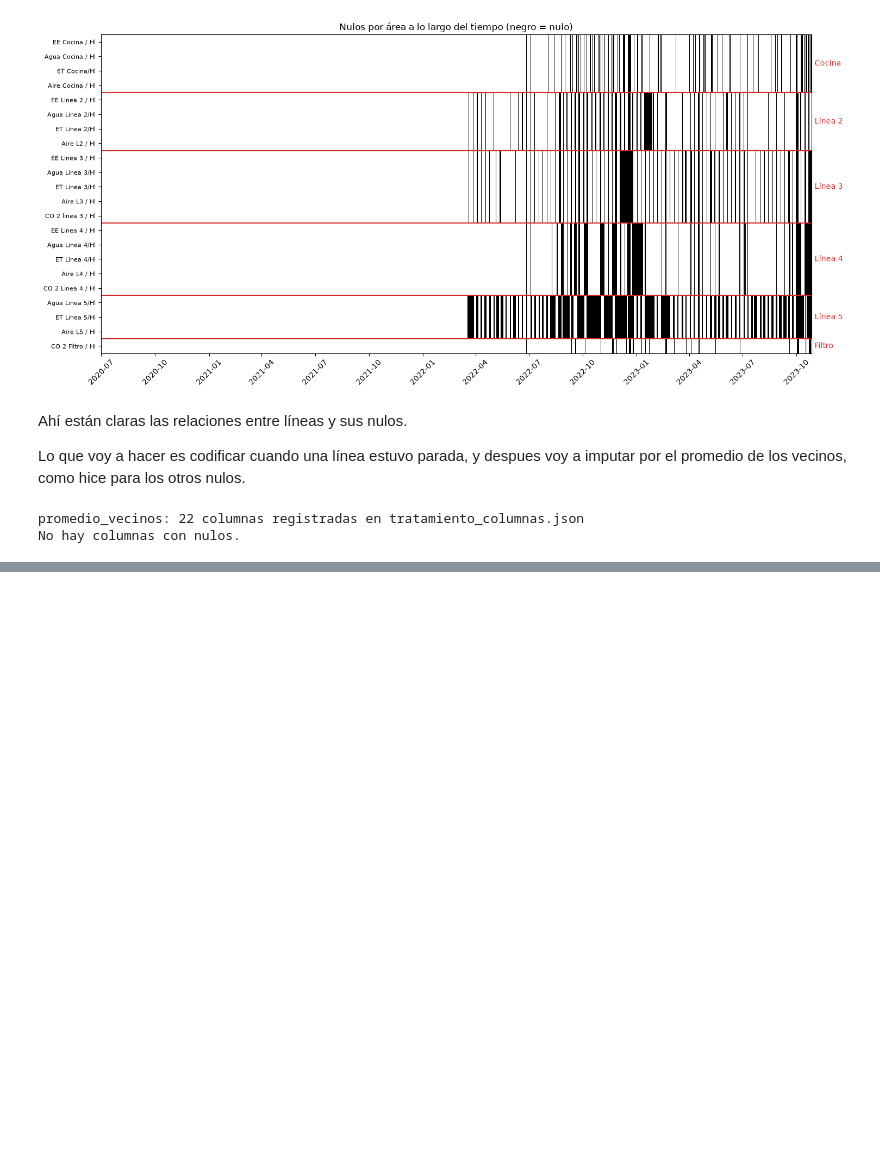
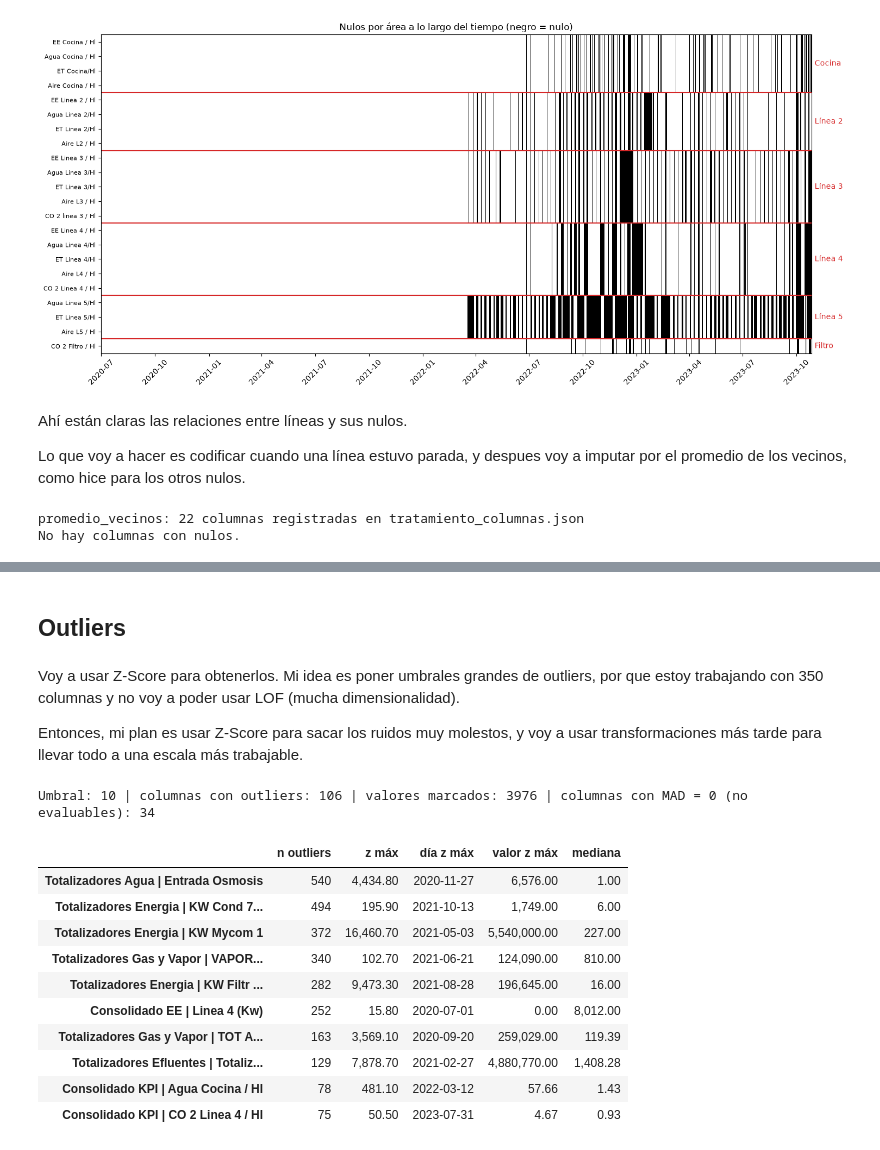
Before and after one commit to Marcjun/Cerveceria-LabDatosII, a Jupyter notebook: notebooks/preprocesado.ipynb, the cells around one changed output, grey strips where cells are left out. Drawn from its saved outputs; the diff is of its cells as text; code cells hidden in the pictures; blank space fills up the shorter version.

Commit message:
Agrego todo lo que hice ayer

```diff
--- a/notebooks/preprocesado.ipynb
+++ b/notebooks/preprocesado.ipynb
@@ -467,0 +523,14 @@ No hay columnas con nulos.
+# %%
+# Columnas que se dejan como están: codificación cíclica (negativos legítimos) y los Restos (se analizan aparte)
+es_ciclica = tabla_neg.index.str.endswith(("_sin", "_cos"))
+es_resto = tabla_neg.index.str.contains("Resto", case=False)
+
+cols_neg_imputar = list(tabla_neg.index[~es_ciclica & ~es_resto])
+print(f"Columnas a imputar: {len(cols_neg_imputar)} | valores negativos: {(df_lineas[cols_neg_imputar] < 0).sum().sum()}")
+
+df_neg = imputar_promedio_anteriores(df_lineas, cols_neg_imputar, invalidar_negativos=True)
+registrar_tratamiento(cols_neg_imputar, "promedio_vecinos_sin_negativos")
+
+tabla_neg = negativos_por_columna(df_neg)
+with pd.option_context("display.max_rows", None, "display.max_colwidth", None):
+    display(tabla_neg)
@@ -467,0 +555,10 @@ No hay columnas con nulos.
+# %%
+cols_resto = [c for c in df_neg.columns if "resto" in c.lower()]
+print(f"Columnas Resto a borrar: {len(cols_resto)}")
+for c in cols_resto:
+    print(f"  - {c}")
+
+df_sin_resto = df_neg.drop(columns=cols_resto)
+print(f"Columnas: {df_neg.shape[1]} -> {df_sin_resto.shape[1]}")
+
+registrar_borradas("restos_redundantes", cols_resto)
@@ -467,0 +575,8 @@ No hay columnas con nulos.
+# %% [markdown]
+## Outliers
+# %% [markdown]
+Voy a usar Z-Score para obtenerlos. Mi idea es poner umbrales grandes de outliers, por que estoy trabajando con 350 columnas y no voy a poder usar LOF (mucha dimensionalidad).
+
+Entonces, mi plan es usar Z-Score para sacar los ruidos muy molestos, y voy a usar transformaciones más tarde para llevar todo a una escala más trabajable.
+# %%
+UMBRAL_Z = 10   #  el estándar es 3.5, agarro 10 para que salten los más altos nada más
@@ -467,0 +616,26 @@ No hay columnas con nulos.
+# %%
+# Fuera del análisis: calendario (codificado a propósito), metas (rellenadas con 1 provisoriamente)
+# y target (es Frio corrido un día: se corrige Frio y se recalcula)
+calendario = [c for c in df_sin_resto.columns
+              if c in ("DIA_SEMANA", "MES", "ESTACION", "FIN_SEMANA") or c.endswith(("_sin", "_cos"))]
+excluir_z = ["target", *calendario, *[c for c in metas if c in df_sin_resto.columns]]
+
+tabla_z, mascara_z, outliers_por_columna, mad_cero = outliers_zscore_mad(df_sin_resto, umbral=UMBRAL_Z, excluir=excluir_z)
+
+print(f"Umbral: {UMBRAL_Z} | columnas con outliers: {len(tabla_z)} | "
+      f"valores marcados: {mascara_z.sum().sum()} | columnas con MAD = 0 (no evaluables): {len(mad_cero)}")
+with pd.option_context("display.max_colwidth", None, "display.float_format", "{:,.2f}".format):
+    display(tabla_z.sort_values("n outliers", ascending=False).head(10))
+# %% [output]
+Umbral: 10 | columnas con outliers: 106 | valores marcados: 3976 | columnas con MAD = 0 (no evaluables): 34
+|  | n outliers | z máx | día z máx | valor z máx | mediana |
+| Totalizadores Agua | Entrada Osmosis | 540 | 4,434.80 | 2020-11-27 | 6,576.00 | 1.00 |
+| Totalizadores Energia | KW Cond 7... | 494 | 195.90 | 2021-10-13 | 1,749.00 | 6.00 |
+| Totalizadores Energia | KW Mycom 1 | 372 | 16,460.70 | 2021-05-03 | 5,540,000.00 | 227.00 |
+| Totalizadores Gas y Vapor | VAPOR... | 340 | 102.70 | 2021-06-21 | 124,090.00 | 810.00 |
+| Totalizadores Energia | KW Filtr ... | 282 | 9,473.30 | 2021-08-28 | 196,645.00 | 16.00 |
+| Consolidado EE | Linea 4 (Kw) | 252 | 15.80 | 2020-07-01 | 0.00 | 8,012.00 |
+| Totalizadores Gas y Vapor | TOT A... | 163 | 3,569.10 | 2020-09-20 | 259,029.00 | 119.39 |
+| Totalizadores Efluentes | Totaliz... | 129 | 7,878.70 | 2021-02-27 | 4,880,770.00 | 1,408.28 |
+| Consolidado KPI | Agua Cocina / Hl | 78 | 481.10 | 2022-03-12 | 57.66 | 1.43 |
+| Consolidado KPI | CO 2 Linea 4 / Hl | 75 | 50.50 | 2023-07-31 | 4.67 | 0.93 |
```
Also changed, not shown: parts of 17 cells of this notebook, 1 other file.
